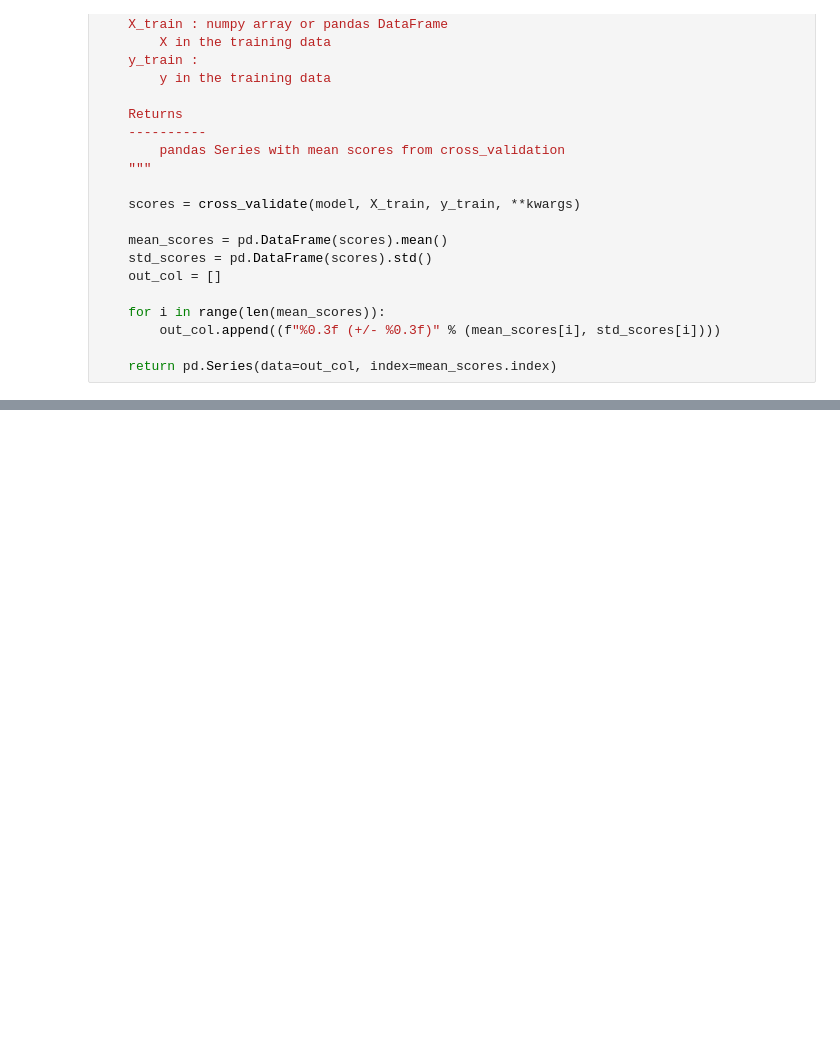
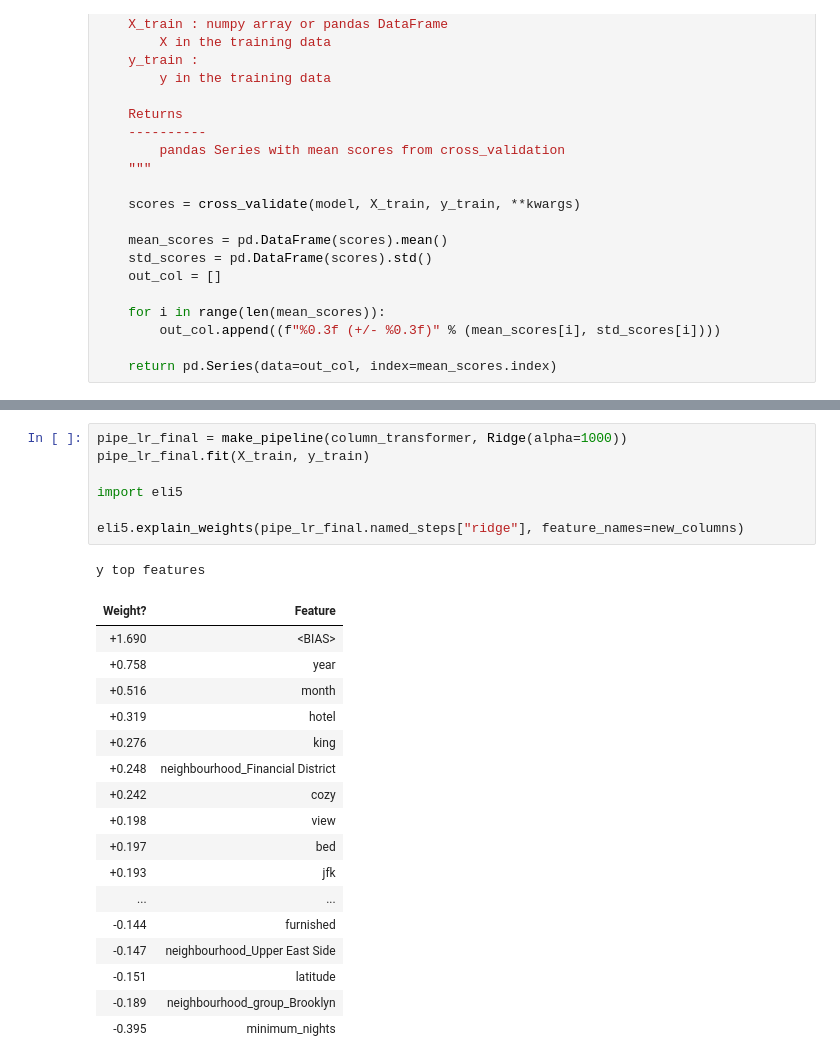
Before and after one commit to valli180/airbnb-popularity_regression, a Jupyter notebook: notebooks/model.ipynb, the cells around one changed output, grey strips where cells are left out. Saved outputs shown, nothing was run; the diff lists cells and outputs as text; blank space fills up the shorter version.

```diff
--- a/notebooks/model.ipynb
+++ b/notebooks/model.ipynb
@@ -280,0 +415,26 @@ def mean_std_cross_val_scores(model, X_train, y_train, **kwargs):
+# %%
+pipe_lr_final = make_pipeline(column_transformer, Ridge(alpha=1000))
+pipe_lr_final.fit(X_train, y_train)
+
+import eli5
+
+eli5.explain_weights(pipe_lr_final.named_steps["ridge"], feature_names=new_columns)
+# %% [output]
+y top features
+| Weight? | Feature |
+| +1.690 | <BIAS> |
+| +0.758 | year |
+| +0.516 | month |
+| +0.319 | hotel |
+| +0.276 | king |
+| +0.248 | neighbourhood_Financial District |
+| +0.242 | cozy |
+| +0.198 | view |
+| +0.197 | bed |
+| +0.193 | jfk |
+| ... | ... |
+| -0.144 | furnished |
+| -0.147 | neighbourhood_Upper East Side |
+| -0.151 | latitude |
+| -0.189 | neighbourhood_group_Brooklyn |
+| -0.395 | minimum_nights |
```
Also changed, not shown: parts of 19 cells of this notebook.
